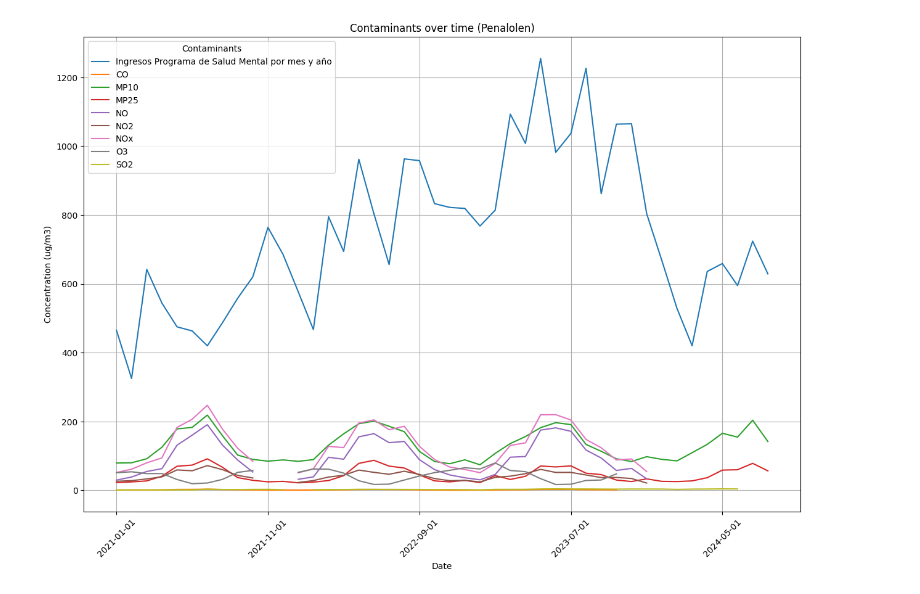
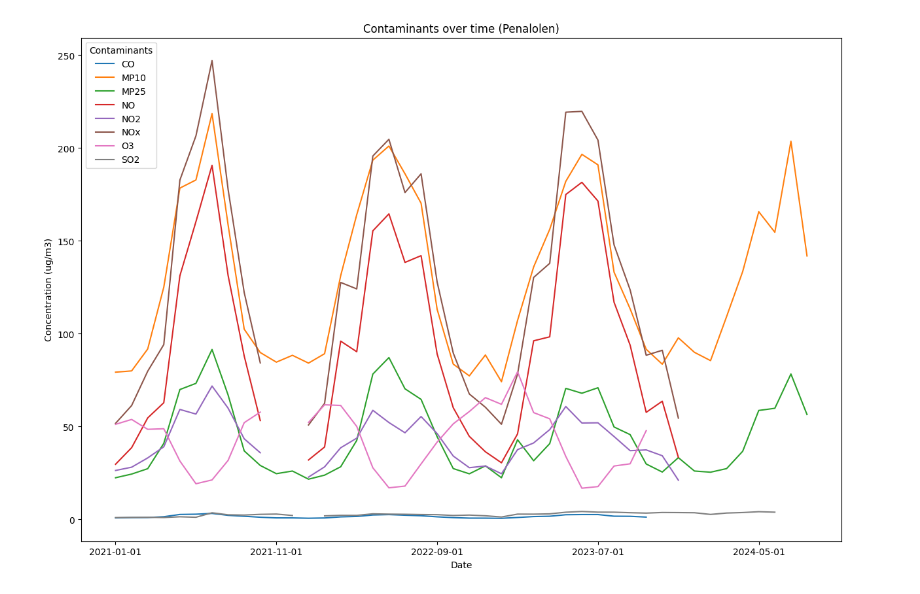
Before and after one commit to JPRosenberg/mental-health-exploration, a Jupyter notebook: air-vs-consultations.ipynb, the cells around one changed output. Drawn from its saved outputs; the diff is of its cells as text; code cells hidden in the pictures.

```diff
--- a/air-vs-consultations.ipynb
+++ b/air-vs-consultations.ipynb
@@ -15,4 +1,14 @@ cursor = conn.cursor()
 # %%
+import matplotlib.pyplot as plt
+import geopandas
+import pandas as pd
+import sqlite3
+from sklearn.preprocessing import StandardScaler, MinMaxScaler
+geopandas.options.io_engine = "pyogrio"
+
+conn = sqlite3.connect('db.sqlite3')
+cursor = conn.cursor()
+
 data = conn.execute("""
 with attendances_month as (
 select
@@ -57,7 +53,7 @@ group by date, commune_id
 )
 select
     attendances_month.date as date,
-    attendances_month.value as value,
+    attendances_month.value * 10000 / commune.population as attendances_10k,
     aqi_month.CO as CO,
     aqi_month.MP10 as MP10,
     aqi_month.MP25 as MP25,
@@ -99,15 +95,14 @@ data
 # %%
 # graph contaminants
-data.plot(x='date', y=['Ingresos Programa de Salud Mental por mes y año', 'CO', 'MP10', 'MP25', 'NO', 'NO2', 'NOx', 'O3', 'SO2'], figsize=(15, 10))
-plt.xticks(rotation=45)
+data.plot(x='date', y=['CO', 'MP10', 'MP25', 'NO', 'NO2', 'NOx', 'O3', 'SO2'], figsize=(15, 10))
 plt.title('Contaminants over time (Penalolen)')
 plt.xlabel('Date')
 plt.ylabel('Concentration (ug/m3)')
 plt.legend(title='Contaminants')
-plt.grid()
+plt.savefig('img/contaminants_penalolen.png')
 plt.show()
 # %% [output]
-[figure, old version]
+[figure, new version]
 # %%
 # check correlation
 data.drop(columns=['date']).corr()
```
Also changed, not shown: parts of 7 cells of this notebook, 11 other files.
